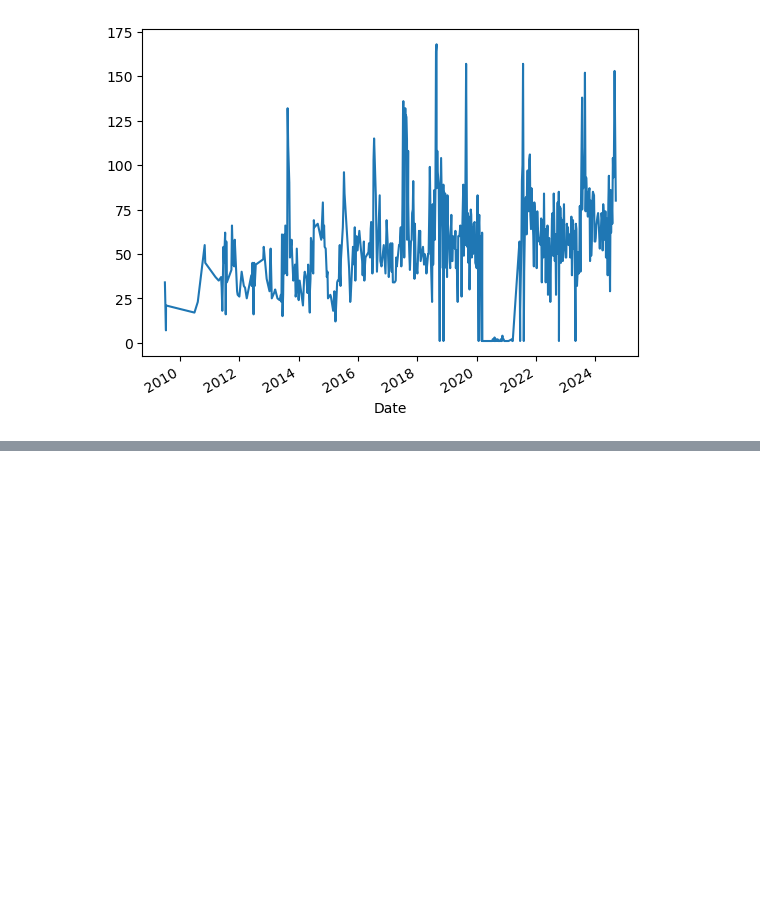
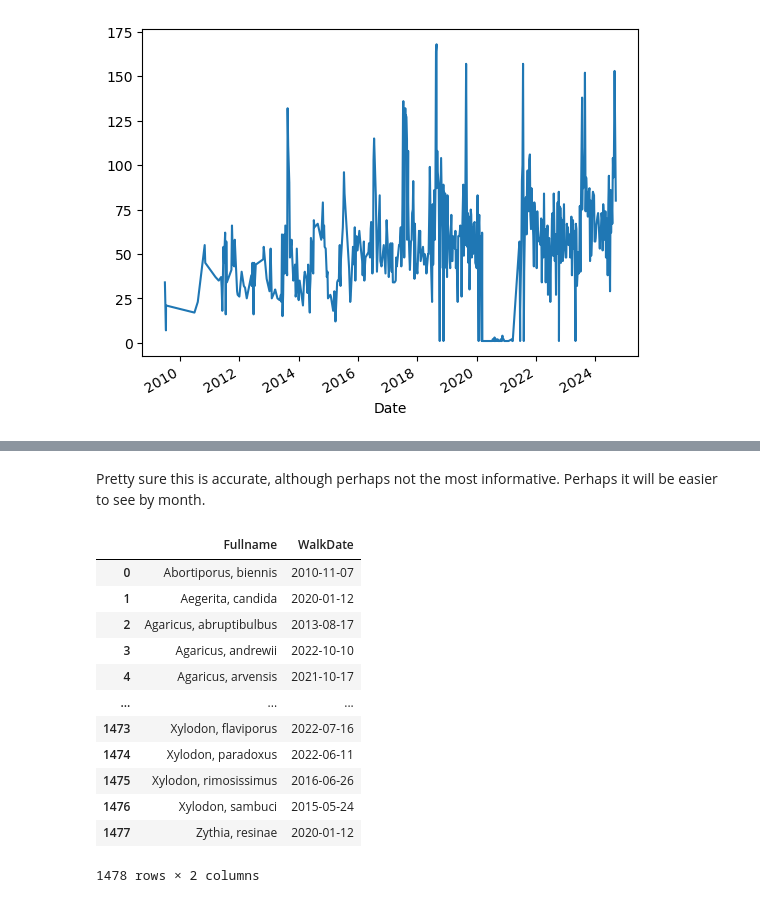
Before and after one commit to newyorkmyc/walks-list, a Jupyter notebook: new_species.ipynb, the cells around one changed output, grey strips where cells are left out. Drawn from its saved outputs; the diff is of its cells as text; code cells hidden in the pictures; blank space fills up the shorter version.

```diff
--- a/new_species.ipynb
+++ b/new_species.ipynb
@@ -106,0 +104,27 @@ pd.DataFrame(observations.groupby('Fullname').min()['WalkDate']).groupby('WalkDa
+# %% [markdown]
+Pretty sure this is accurate, although perhaps not the most informative. Perhaps it will be easier to see by month.
+# %%
+sp_first_obs = (pd.DataFrame(observations
+                             .groupby('Fullname')
+                             .min()['WalkDate'])
+                .reset_index())
+
+# sp_first_obs['Month'] = sp_first_obs['WalkDate'].dt.month.map(MONTHS)
+# sp_first_obs['Week'] = sp_first_obs.apply(lambda x: x['WalkDate'].isocalendar()[1], axis=1)
+# sp_first_obs['Year'] = sp_first_obs.apply(lambda x: x['WalkDate'].isocalendar()[0], axis=1)
+# sp_first_obs['Month_Year'] = sp_first_obs.apply(lambda x: f"{x['Month']}, {x['Year']}", axis=1)
+sp_first_obs
+# %% [output]
+|  | Fullname | WalkDate |
+| 0 | Abortiporus, biennis | 2010-11-07 |
+| 1 | Aegerita, candida | 2020-01-12 |
+| 2 | Agaricus, abruptibulbus | 2013-08-17 |
+| 3 | Agaricus, andrewii | 2022-10-10 |
+| 4 | Agaricus, arvensis | 2021-10-17 |
+| ... | ... | ... |
+| 1473 | Xylodon, flaviporus | 2022-07-16 |
+| 1474 | Xylodon, paradoxus | 2022-06-11 |
+| 1475 | Xylodon, rimosissimus | 2016-06-26 |
+| 1476 | Xylodon, sambuci | 2015-05-24 |
+| 1477 | Zythia, resinae | 2020-01-12 |
+1478 rows × 2 columns
```
Also changed, not shown: parts of 4 cells of this notebook, 1 other file.
